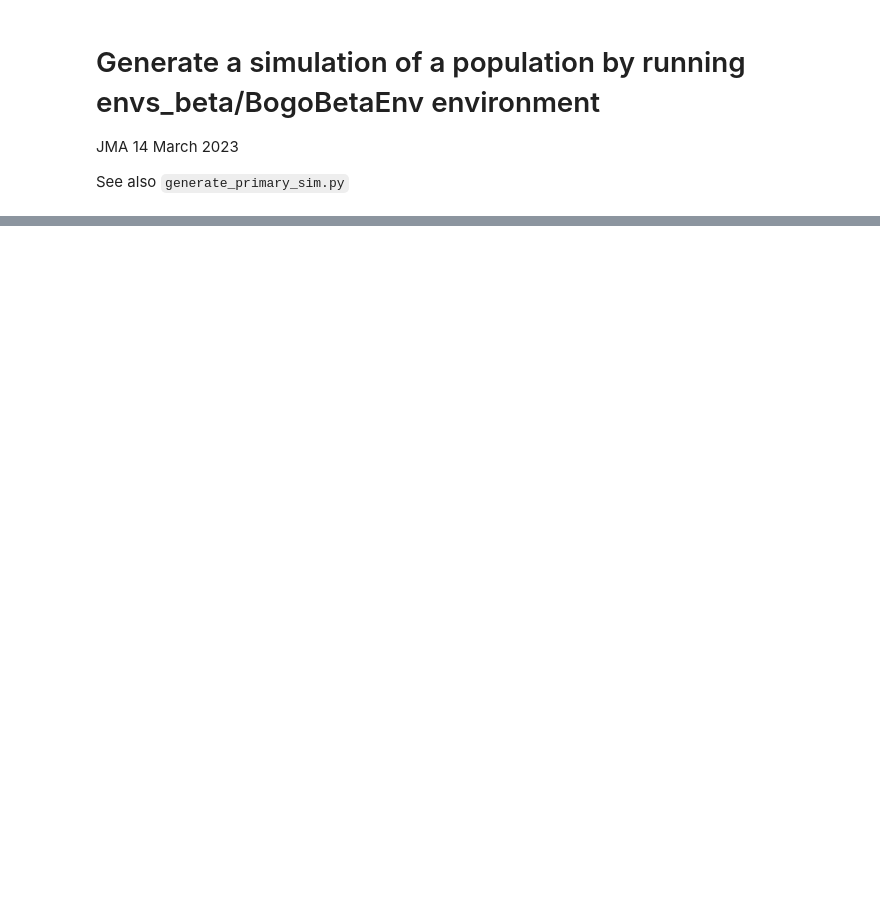
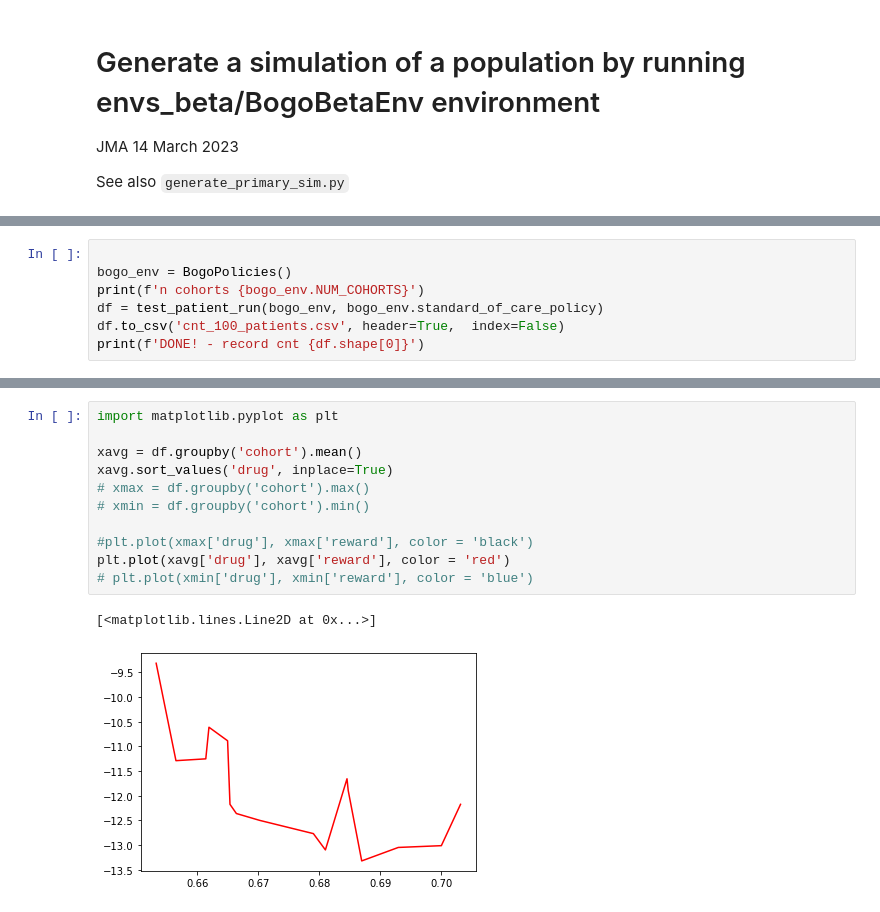
Before and after one commit to rmhorton/bogovirus, a Jupyter notebook: beta/run_beta.ipynb, the cells around one changed output, grey strips where cells are left out. Saved outputs shown, nothing was run; the diff lists cells and outputs as text; blank space fills up the shorter version.

Commit message:
plot dose-response notebook

```diff
--- a/beta/run_beta.ipynb
+++ b/beta/run_beta.ipynb
@@ -72,0 +87,7 @@ bogo_env.NUM_COHORTS
+# %%
+
+bogo_env = BogoPolicies()
+print(f'n cohorts {bogo_env.NUM_COHORTS}')
+df = test_patient_run(bogo_env, bogo_env.standard_of_care_policy)
+df.to_csv('cnt_100_patients.csv', header=True,  index=False)
+print(f'DONE! - record cnt {df.shape[0]}')
@@ -72,0 +112,14 @@ bogo_env.NUM_COHORTS
+# %%
+import matplotlib.pyplot as plt
+
+xavg = df.groupby('cohort').mean()
+xavg.sort_values('drug', inplace=True)
+# xmax = df.groupby('cohort').max()
+# xmin = df.groupby('cohort').min()
+
+#plt.plot(xmax['drug'], xmax['reward'], color = 'black')
+plt.plot(xavg['drug'], xavg['reward'], color = 'red')
+# plt.plot(xmin['drug'], xmin['reward'], color = 'blue')
+# %% [output]
+[<matplotlib.lines.Line2D at 0x...>]
+[figure, added]
```
Also changed, not shown: parts of 5 cells of this notebook, 3 other files.
